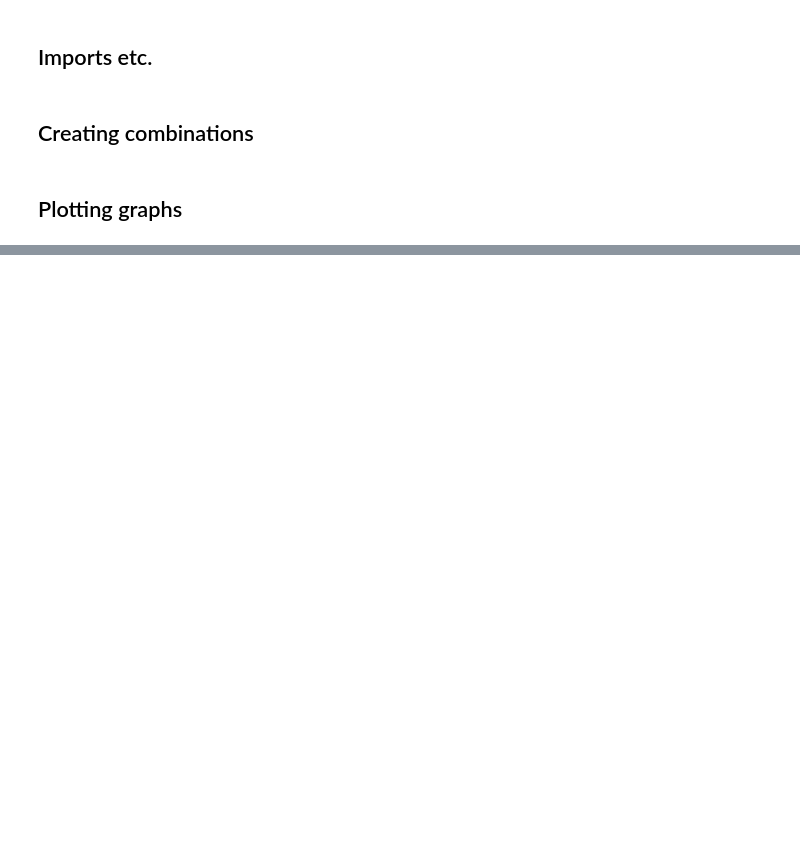
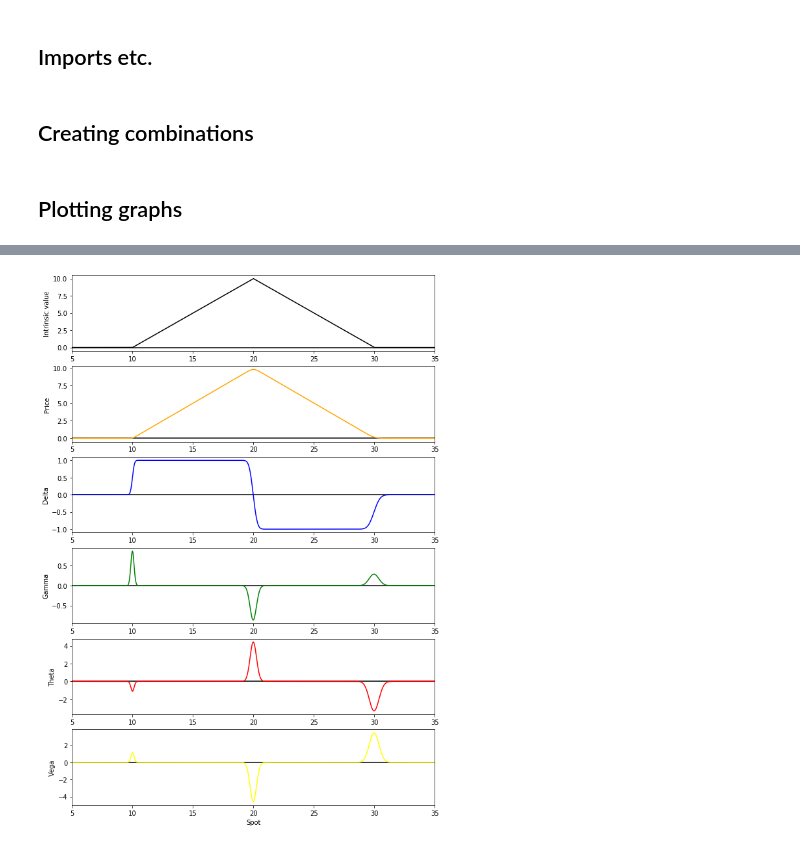
Before and after one commit to DomStafford/OptionsGreeks, a Jupyter notebook: Graphs.ipynb, the cells around one changed output, grey strips where cells are left out. Drawn from its saved outputs; the diff is of its cells as text; code cells hidden in the pictures; blank space fills up the shorter version.

Commit message:
Added axes and made some graphs slightly bigger.

```diff
--- a/Graphs.ipynb
+++ b/Graphs.ipynb
@@ -10,6 +10,7 @@ import matplotlib.pyplot as plt
 # %%
 fly_102030_6m_low_vol = create_call_fly(strikes=[10,20,30], tte=0.5, vol=0.16)
 calendar_3m_6m = create_call_calendar(strike=20, tte_1=0.25, tte_2=0.5, vol=0.16)
+fly_102030_1m_low_vol = create_call_fly(strikes=[10,20,30], tte=1/12, vol=0.16)
 # %% [markdown]
 ## Plotting graphs
 # %%
@@ -23,3 +24,7 @@ plot_greeks(calendar_3m_6m, (10,30), 0.01)
+# %%
+plot_greeks(fly_102030_1m_low_vol, (5,35), 0.01)
+# %% [output]
+[figure, added]
 # %%
 plot_greeks_spot_fixed(spot= 10, tte=0.5, vol=0.16, strike_range=(1,20), step=0.01)
 # %% [output]
```
Also changed, not shown: parts of 3 cells of this notebook, 1 other file.
